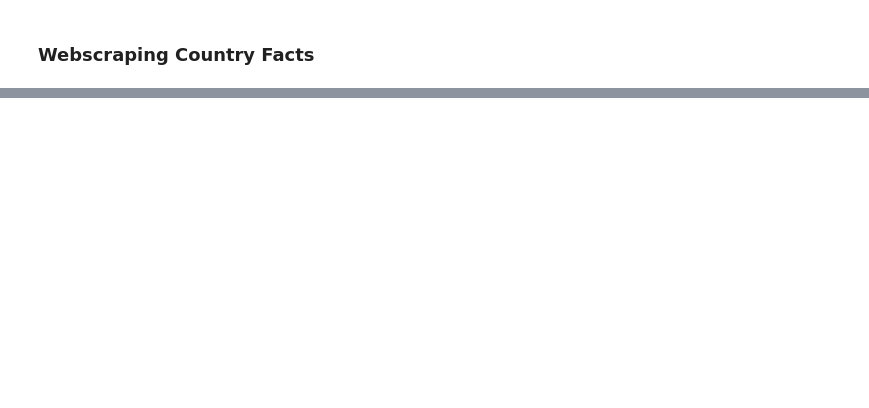
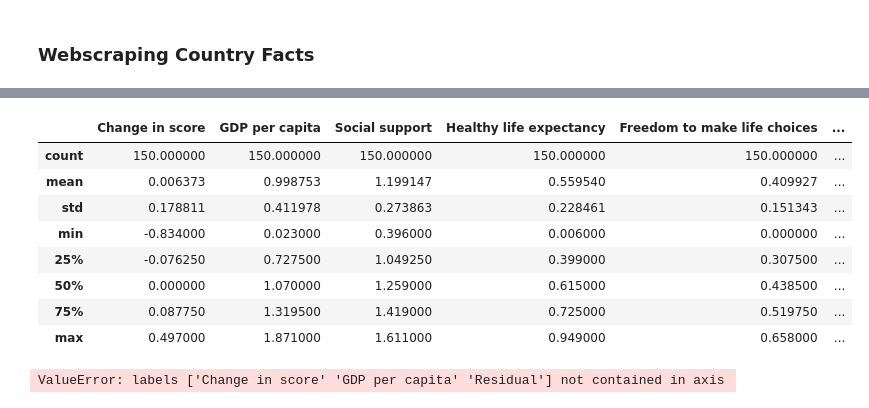
Before and after one commit to emilyageller/Geller_Metis, a Jupyter notebook: Project 2/webscraping_worldhappiness.ipynb, the cells around one changed output, grey strips where cells are left out. Drawn from its saved outputs; the diff is of its cells as text; code cells hidden in the pictures; blank space fills up the shorter version.

```diff
--- a/Project 2/webscraping_worldhappiness.ipynb
+++ b/Project 2/webscraping_worldhappiness.ipynb
@@ -205,0 +617,16 @@ Next step, go to each url in country_url2 and gather more features.
+# %%
+countries_full.describe()
+# %% [output]
+|  | Change in score | GDP per capita | Social support | Healthy life expectancy | Freedom to make life choices | ... |
+| count | 150.000000 | 150.000000 | 150.000000 | 150.000000 | 150.000000 | ... |
+| mean | 0.006373 | 0.998753 | 1.199147 | 0.559540 | 0.409927 | ... |
+| std | 0.178811 | 0.411978 | 0.273863 | 0.228461 | 0.151343 | ... |
+| min | -0.834000 | 0.023000 | 0.396000 | 0.006000 | 0.000000 | ... |
+| 25% | -0.076250 | 0.727500 | 1.049250 | 0.399000 | 0.307500 | ... |
+| 50% | 0.000000 | 1.070000 | 1.259000 | 0.615000 | 0.438500 | ... |
+| 75% | 0.087750 | 1.319500 | 1.419000 | 0.725000 | 0.519750 | ... |
+| max | 0.497000 | 1.871000 | 1.611000 | 0.949000 | 0.658000 | ... |
+# %%
+countries = countries_full.drop(["Change in score",'Change in rank','url', 'GDP per capita','Residual'], axis = 1)
+# %% [output]
+ValueError: labels ['Change in score' 'GDP per capita' 'Residual'] not contained in axis
```
Also changed, not shown: parts of 68 cells of this notebook, 14 other files.
